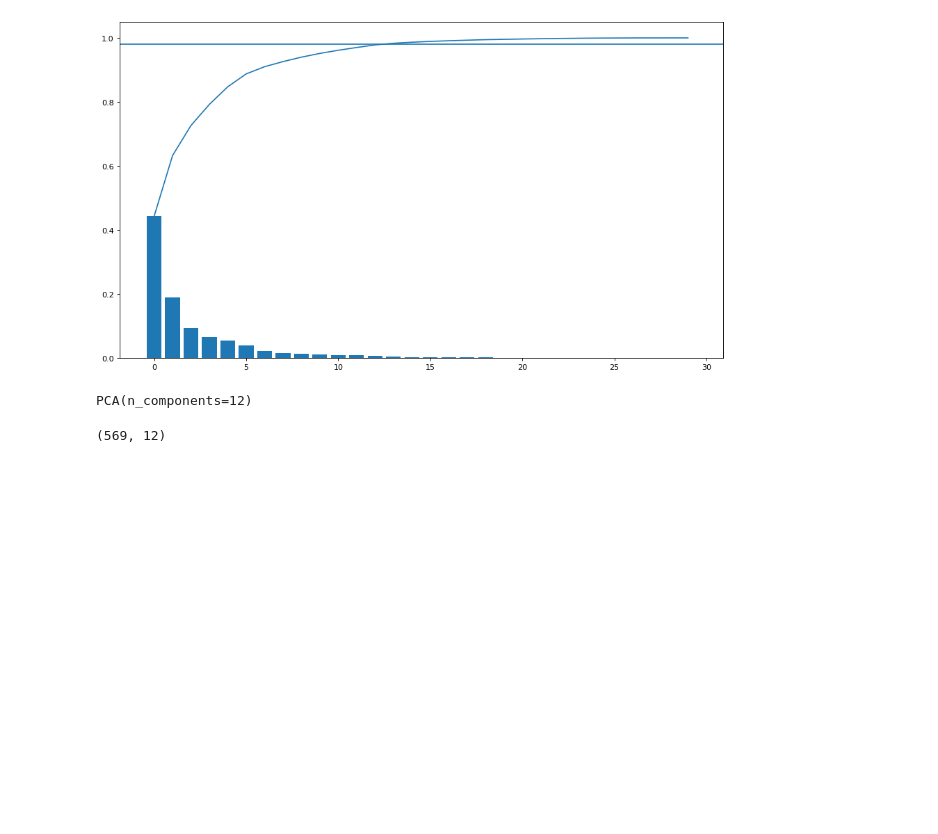
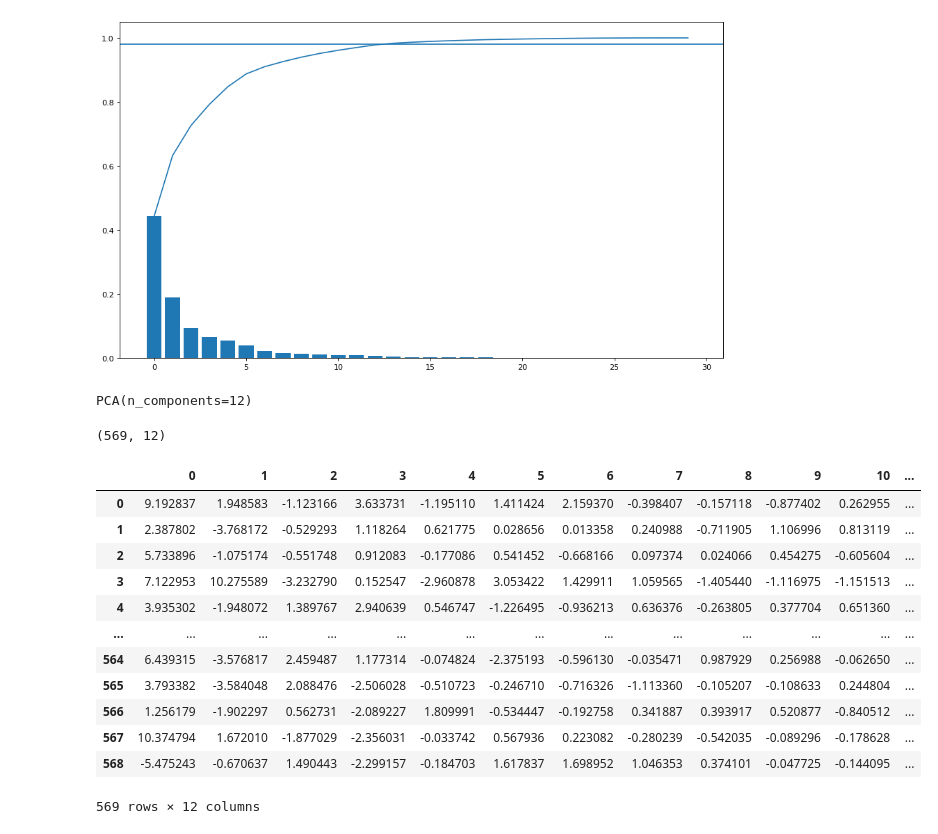
Before and after one commit to ricardocarreras/Bootcamp_DataScience_student, a Jupyter notebook: PCAcancer.ipynb, the cells around one changed output. Drawn from its saved outputs; the diff is of its cells as text; code cells hidden in the pictures; blank space fills up the shorter version.

```diff
--- a/PCAcancer.ipynb
+++ b/PCAcancer.ipynb
@@ -229,7 +230,7 @@ pca_df
 # %% [output]
 PCA(n_components=12)
 # %%
-nuevos_datos=pca_df.transform(df_std)
+nuevos_datos=pd.DataFrame(pca_df.transform(df_std))
 # %%
 nuevos_datos.shape
 # %% [output]
@@ -236,0 +242,16 @@ nuevos_datos.shape
+# %%
+nuevos_datos
+# %% [output]
+|  | 0 | 1 | 2 | 3 | 4 | 5 | 6 | 7 | 8 | 9 | 10 | ... |
+| 0 | 9.192837 | 1.948583 | -1.123166 | 3.633731 | -1.195110 | 1.411424 | 2.159370 | -0.398407 | -0.157118 | -0.877402 | 0.262955 | ... |
+| 1 | 2.387802 | -3.768172 | -0.529293 | 1.118264 | 0.621775 | 0.028656 | 0.013358 | 0.240988 | -0.711905 | 1.106996 | 0.813119 | ... |
+| 2 | 5.733896 | -1.075174 | -0.551748 | 0.912083 | -0.177086 | 0.541452 | -0.668166 | 0.097374 | 0.024066 | 0.454275 | -0.605604 | ... |
+| 3 | 7.122953 | 10.275589 | -3.232790 | 0.152547 | -2.960878 | 3.053422 | 1.429911 | 1.059565 | -1.405440 | -1.116975 | -1.151513 | ... |
+| 4 | 3.935302 | -1.948072 | 1.389767 | 2.940639 | 0.546747 | -1.226495 | -0.936213 | 0.636376 | -0.263805 | 0.377704 | 0.651360 | ... |
+| ... | ... | ... | ... | ... | ... | ... | ... | ... | ... | ... | ... | ... |
+| 564 | 6.439315 | -3.576817 | 2.459487 | 1.177314 | -0.074824 | -2.375193 | -0.596130 | -0.035471 | 0.987929 | 0.256988 | -0.062650 | ... |
+| 565 | 3.793382 | -3.584048 | 2.088476 | -2.506028 | -0.510723 | -0.246710 | -0.716326 | -1.113360 | -0.105207 | -0.108633 | 0.244804 | ... |
+| 566 | 1.256179 | -1.902297 | 0.562731 | -2.089227 | 1.809991 | -0.534447 | -0.192758 | 0.341887 | 0.393917 | 0.520877 | -0.840512 | ... |
+| 567 | 10.374794 | 1.672010 | -1.877029 | -2.356031 | -0.033742 | 0.567936 | 0.223082 | -0.280239 | -0.542035 | -0.089296 | -0.178628 | ... |
+| 568 | -5.475243 | -0.670637 | 1.490443 | -2.299157 | -0.184703 | 1.617837 | 1.698952 | 1.046353 | 0.374101 | -0.047725 | -0.144095 | ... |
+569 rows × 12 columns
```
Also changed, not shown: parts of 16 cells of this notebook.
